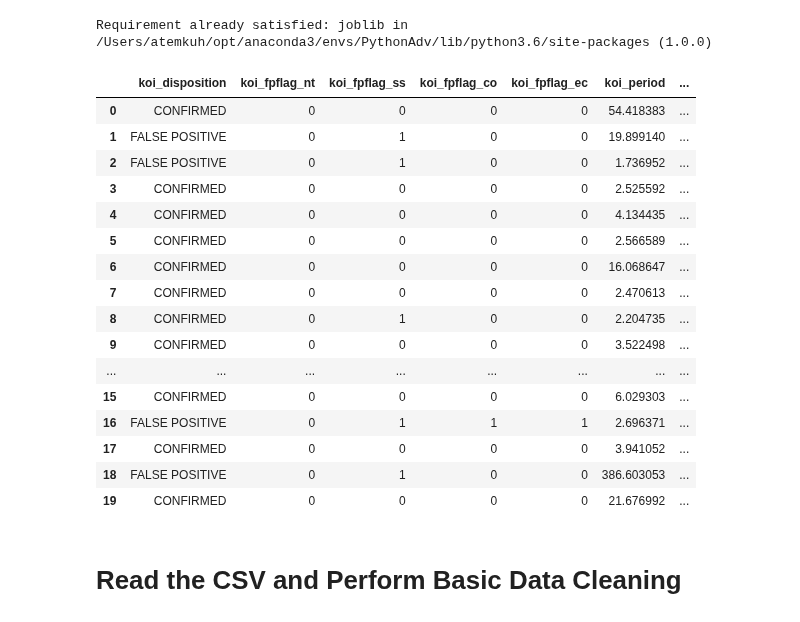
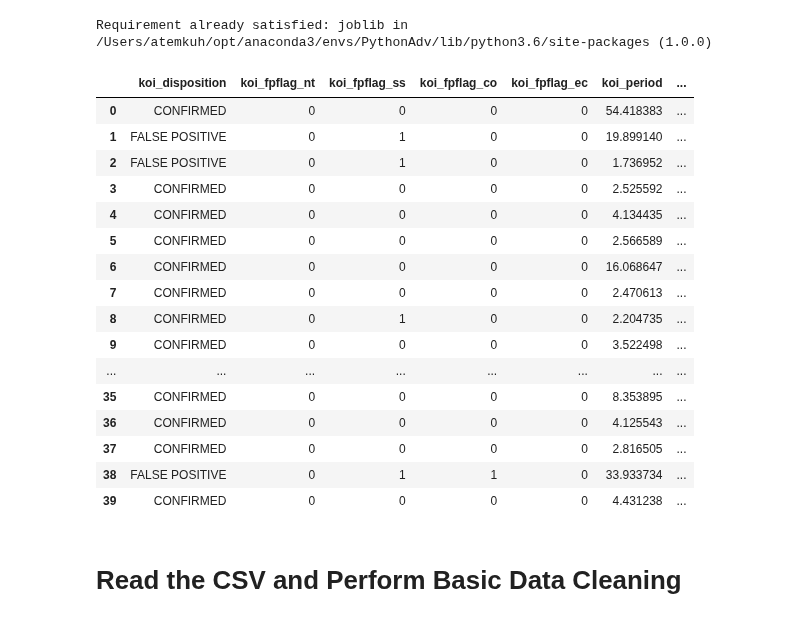
Before and after one commit to atemkuh/machine-learning-challenge, a Jupyter notebook: starter_code/ml_starter.ipynb, the cells around one changed output. Drawn from its saved outputs; the diff is of its cells as text; code cells hidden in the pictures.

```diff
--- a/starter_code/ml_starter.ipynb
+++ b/starter_code/ml_starter.ipynb
@@ -19,31 +19,33 @@ Requirement already satisfied: joblib in /Users/atemkuh/opt/anaconda3/envs/Pytho
 # %%
 #dependencies
 import pandas as pd
 from sklearn.model_selection import train_test_split
 from sklearn.preprocessing import LabelEncoder, MinMaxScaler, StandardScaler
 from tensorflow.keras.utils import to_categorical
+from sklearn.linear_model import LogisticRegression
+from sklearn.metrics import classification_report
 
 
 df = pd.read_csv("exoplanet_data.csv")
-df.head(20)
+df.head(40)
 # %% [output]
 |  | koi_disposition | koi_fpflag_nt | koi_fpflag_ss | koi_fpflag_co | koi_fpflag_ec | koi_period | ... |
 | 0 | CONFIRMED | 0 | 0 | 0 | 0 | 54.418383 | ... |
 | 1 | FALSE POSITIVE | 0 | 1 | 0 | 0 | 19.899140 | ... |
 | 2 | FALSE POSITIVE | 0 | 1 | 0 | 0 | 1.736952 | ... |
 | 3 | CONFIRMED | 0 | 0 | 0 | 0 | 2.525592 | ... |
 | 4 | CONFIRMED | 0 | 0 | 0 | 0 | 4.134435 | ... |
 | 5 | CONFIRMED | 0 | 0 | 0 | 0 | 2.566589 | ... |
 | 6 | CONFIRMED | 0 | 0 | 0 | 0 | 16.068647 | ... |
 | 7 | CONFIRMED | 0 | 0 | 0 | 0 | 2.470613 | ... |
 | 8 | CONFIRMED | 0 | 1 | 0 | 0 | 2.204735 | ... |
 | 9 | CONFIRMED | 0 | 0 | 0 | 0 | 3.522498 | ... |
 | ... | ... | ... | ... | ... | ... | ... | ... |
-| 15 | CONFIRMED | 0 | 0 | 0 | 0 | 6.029303 | ... |
-| 16 | FALSE POSITIVE | 0 | 1 | 1 | 1 | 2.696371 | ... |
-| 17 | CONFIRMED | 0 | 0 | 0 | 0 | 3.941052 | ... |
-| 18 | FALSE POSITIVE | 0 | 1 | 0 | 0 | 386.603053 | ... |
-| 19 | CONFIRMED | 0 | 0 | 0 | 0 | 21.676992 | ... |
+| 35 | CONFIRMED | 0 | 0 | 0 | 0 | 8.353895 | ... |
+| 36 | CONFIRMED | 0 | 0 | 0 | 0 | 4.125543 | ... |
+| 37 | CONFIRMED | 0 | 0 | 0 | 0 | 2.816505 | ... |
+| 38 | FALSE POSITIVE | 0 | 1 | 1 | 0 | 33.933734 | ... |
+| 39 | CONFIRMED | 0 | 0 | 0 | 0 | 4.431238 | ... |
 # %% [markdown]
 # Read the CSV and Perform Basic Data Cleaning
 # %%
```
Also changed, not shown: parts of 4 cells of this notebook.
